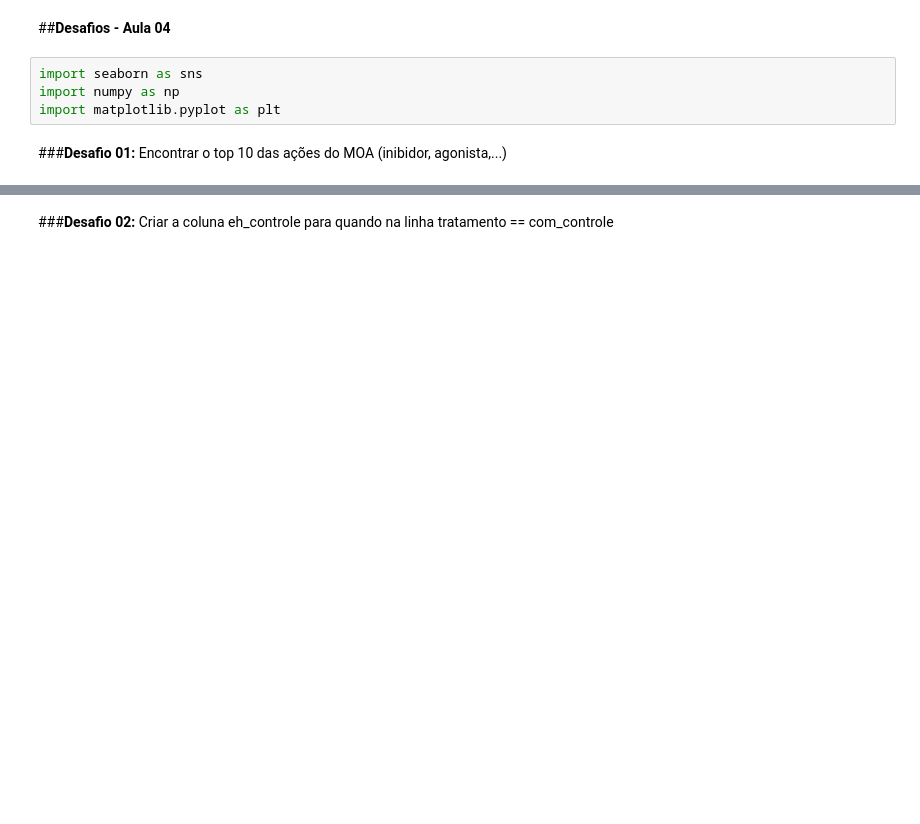
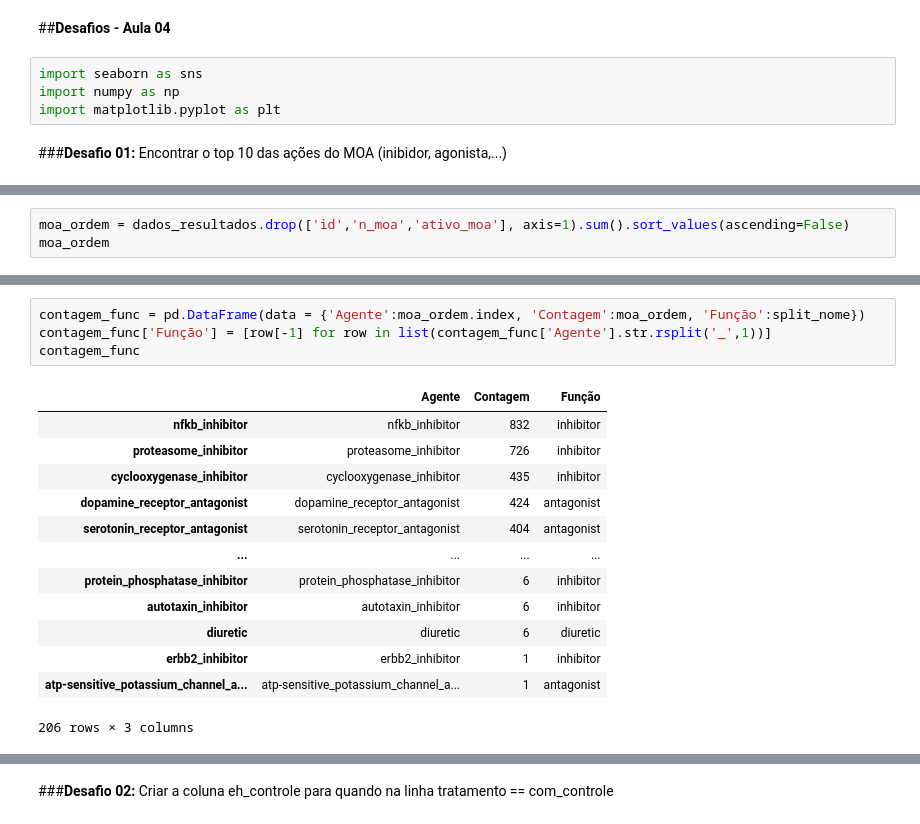
Before and after one commit to Andremarcucci98/ImersaoDados3--Alura, a Jupyter notebook: Imersao_Dados_Aula04.ipynb, the cells around one changed output, grey strips where cells are left out. Cells and saved outputs as stored; diff of their text form; blank space fills up the shorter version.

```diff
--- a/Imersao_Dados_Aula04.ipynb
+++ b/Imersao_Dados_Aula04.ipynb
@@ -442,0 +429,3 @@ plt.show()
+# %%
+moa_ordem = dados_resultados.drop(['id','n_moa','ativo_moa'], axis=1).sum().sort_values(ascending=False)
+moa_ordem
@@ -442,0 +445,18 @@ plt.show()
+# %%
+contagem_func = pd.DataFrame(data = {'Agente':moa_ordem.index, 'Contagem':moa_ordem, 'Função':split_nome})
+contagem_func['Função'] = [row[-1] for row in list(contagem_func['Agente'].str.rsplit('_',1))]
+contagem_func
+# %% [output]
+|  | Agente | Contagem | Função |
+| nfkb_inhibitor | nfkb_inhibitor | 832 | inhibitor |
+| proteasome_inhibitor | proteasome_inhibitor | 726 | inhibitor |
+| cyclooxygenase_inhibitor | cyclooxygenase_inhibitor | 435 | inhibitor |
+| dopamine_receptor_antagonist | dopamine_receptor_antagonist | 424 | antagonist |
+| serotonin_receptor_antagonist | serotonin_receptor_antagonist | 404 | antagonist |
+| ... | ... | ... | ... |
+| protein_phosphatase_inhibitor | protein_phosphatase_inhibitor | 6 | inhibitor |
+| autotaxin_inhibitor | autotaxin_inhibitor | 6 | inhibitor |
+| diuretic | diuretic | 6 | diuretic |
+| erbb2_inhibitor | erbb2_inhibitor | 1 | inhibitor |
+| atp-sensitive_potassium_channel_a... | atp-sensitive_potassium_channel_a... | 1 | antagonist |
+206 rows × 3 columns
```
Also changed, not shown: parts of 14 cells of this notebook.
